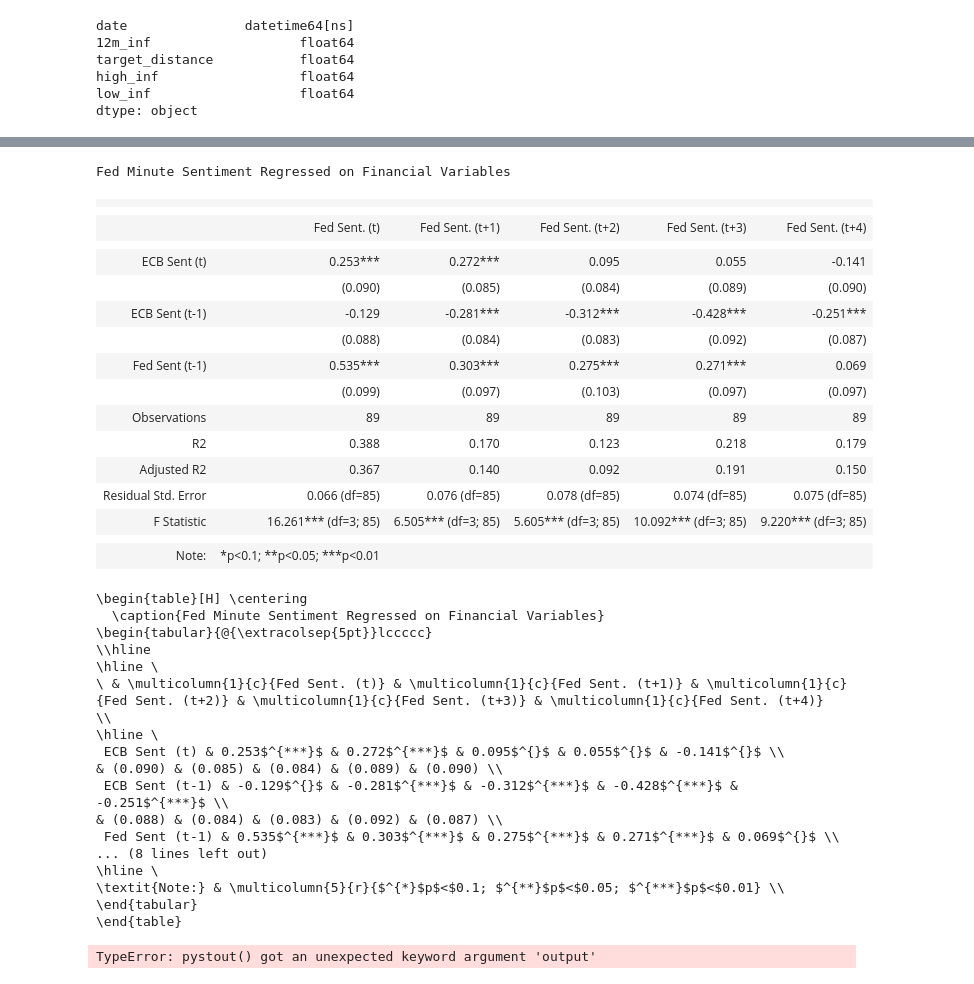
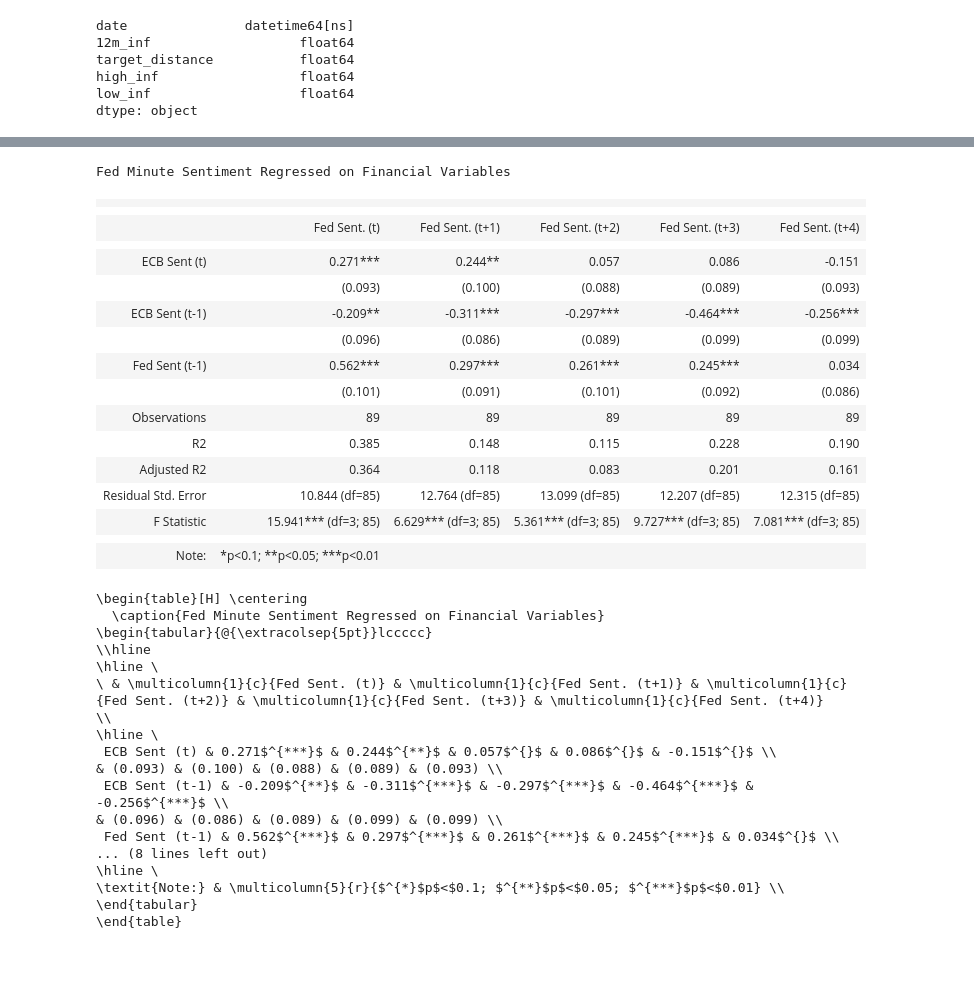
Before and after one commit to KyleNabors/Central-Bank-FinBERT-Analysis, a Jupyter notebook: Sentiment Graphs and Regressions.ipynb, the cells around one changed output, grey strips where cells are left out. Saved outputs shown, nothing was run; the diff lists cells and outputs as text; code cells hidden in the pictures.

```diff
--- a/Sentiment Graphs and Regressions.ipynb
+++ b/Sentiment Graphs and Regressions.ipynb
@@ -120,9 +120,9 @@ for i in range(len(url_map)):
 
     # By Length
 
-    # sent = sent[["date", "sentiment", "len"]]
-    # sent["sentiment"] = sent["sentiment"] * sent["len"]
-    # sent = sent.drop(columns=["len"])
+    sent = sent[["date", "sentiment", "len"]]
+    sent["sentiment"] = sent["sentiment"] * sent["len"]
+    sent = sent.drop(columns=["len"])
 
     sent = sent[["date", "sentiment"]]
 
@@ -161,11 +161,11 @@ for i in range(len(url_map)):
     sent = sent.rename(columns={"sentiment": url_map["document"][i]})
     sentiment = pd.merge(sentiment, sent, how="outer", left_on="date", right_on="date")
 # %%
-fedfunds = pd.read_csv(
-    "/Users/kylenabors/Documents/Database/Market Data/Fed Funds/Fed Funds.csv"
-)
-fedfunds["date"] = pd.to_datetime(fedfunds["date"])
-sentiment = pd.merge(sentiment, fedfunds, how="left", left_on="date", right_on="date")
+# fedfunds = pd.read_csv(
+#     "/Users/kylenabors/Documents/Database/Market Data/Fed Funds/Fed Funds.csv"
+# )
+# fedfunds["date"] = pd.to_datetime(fedfunds["date"])
+# sentiment = pd.merge(sentiment, fedfunds, how="left", left_on="date", right_on="date")
 # %%
 stocks = sentiment.copy(deep=True)
 stocks = stocks[["date", "sp500_return", "stoxx"]]
@@ -210,6 +210,10 @@ for i in range(0, 5):
     sentiment[f"volatility_lag_{i}"] = sentiment["volatility"].shift(i)
     sentiment[f"fsi_lag_{i}"] = sentiment["fsi"].shift(i)
     sentiment[f"press_conferences_lag_{i}"] = sentiment["press_conferences"].shift(i)
+    sentiment[f"fedfunds_lag_{i}"] = sentiment["fedfunds"].shift(i)
+    sentiment[f"euro_funds_lag_{i}"] = sentiment["euro_funds"].shift(i)
+    sentiment[f"fedfunds_forward_{i}"] = sentiment["fedfunds"].shift(-i)
+    sentiment[f"euro_funds_forward_{i}"] = sentiment["euro_funds"].shift(-i)
 # %%
 sentiment = pd.merge(sentiment, stocks, how="left", left_on="date", right_on="date")
 # %%
@@ -351,48 +355,44 @@ stargazer.custom_columns(
 )
 
 stargazer.covariate_order(
     [
         "press_conferences",
         "press_conferences_1",
         "fed_minutes_1",
     ]
 )
 
 stargazer.rename_covariates(
     {
         "press_conferences": "ECB Sent (t)",
         "press_conferences_1": "ECB Sent (t-1)",
         "fed_minutes_1": "Fed Sent (t-1)",
     }
 )
 # Display the Stargazer output
 display(HTML(stargazer.render_html()))
 
 # Modify the LaTeX output to remove all \\[-1.8ex]
 latex_output = stargazer.render_latex().replace("\\[-1.8ex]", "")
 latex_output = latex_output.replace("!htbp", "H")
 print(latex_output)
-
-# Output to picture
-pystout(latex_output, output=f"{output_path}/Regression {reg_count}.png", dpi=500)
-reg_count += 1
 # %% [output]
 Fed Minute Sentiment Regressed on Financial Variables
 |  |  |  |  |  |  |
 |  |
 |  | Fed Sent. (t) | Fed Sent. (t+1) | Fed Sent. (t+2) | Fed Sent. (t+3) | Fed Sent. (t+4) |
 |  |  |  |  |  |  |
-| ECB Sent (t) | 0.253*** | 0.272*** | 0.095 | 0.055 | -0.141 |
-|  | (0.090) | (0.085) | (0.084) | (0.089) | (0.090) |
-| ECB Sent (t-1) | -0.129 | -0.281*** | -0.312*** | -0.428*** | -0.251*** |
-|  | (0.088) | (0.084) | (0.083) | (0.092) | (0.087) |
-| Fed Sent (t-1) | 0.535*** | 0.303*** | 0.275*** | 0.271*** | 0.069 |
-|  | (0.099) | (0.097) | (0.103) | (0.097) | (0.097) |  |  |  |  |  |  |
+| ECB Sent (t) | 0.271*** | 0.244** | 0.057 | 0.086 | -0.151 |
+|  | (0.093) | (0.100) | (0.088) | (0.089) | (0.093) |
+| ECB Sent (t-1) | -0.209** | -0.311*** | -0.297*** | -0.464*** | -0.256*** |
+|  | (0.096) | (0.086) | (0.089) | (0.099) | (0.099) |
+| Fed Sent (t-1) | 0.562*** | 0.297*** | 0.261*** | 0.245*** | 0.034 |
+|  | (0.101) | (0.091) | (0.101) | (0.092) | (0.086) |  |  |  |  |  |  |
 | Observations | 89 | 89 | 89 | 89 | 89 |
-| R2 | 0.388 | 0.170 | 0.123 | 0.218 | 0.179 |
-| Adjusted R2 | 0.367 | 0.140 | 0.092 | 0.191 | 0.150 |
-| Residual Std. Error | 0.066 (df=85) | 0.076 (df=85) | 0.078 (df=85) | 0.074 (df=85) | 0.075 (df=85) |
-| F Statistic | 16.261*** (df=3; 85) | 6.505*** (df=3; 85) | 5.605*** (df=3; 85) | 10.092*** (df=3; 85) | 9.220*** (df=3; 85) |
+| R2 | 0.385 | 0.148 | 0.115 | 0.228 | 0.190 |
+| Adjusted R2 | 0.364 | 0.118 | 0.083 | 0.201 | 0.161 |
+| Residual Std. Error | 10.844 (df=85) | 12.764 (df=85) | 13.099 (df=85) | 12.207 (df=85) | 12.315 (df=85) |
+| F Statistic | 15.941*** (df=3; 85) | 6.629*** (df=3; 85) | 5.361*** (df=3; 85) | 9.727*** (df=3; 85) | 7.081*** (df=3; 85) |
 |  |  |  |  |  |  |
 | Note: | *p<0.1; **p<0.05; ***p<0.01 |  |  |  |  |
 \begin{table}[H] \centering
@@ -402,17 +402,16 @@ Fed Minute Sentiment Regressed on Financial Variables
 \hline \
 \ & \multicolumn{1}{c}{Fed Sent. (t)} & \multicolumn{1}{c}{Fed Sent. (t+1)} & \multicolumn{1}{c}{Fed Sent. (t+2)} & \multicolumn{1}{c}{Fed Sent. (t+3)} & \multicolumn{1}{c}{Fed Sent. (t+4)}  \\
 \hline \
- ECB Sent (t) & 0.253$^{***}$ & 0.272$^{***}$ & 0.095$^{}$ & 0.055$^{}$ & -0.141$^{}$ \\
-& (0.090) & (0.085) & (0.084) & (0.089) & (0.090) \\
- ECB Sent (t-1) & -0.129$^{}$ & -0.281$^{***}$ & -0.312$^{***}$ & -0.428$^{***}$ & -0.251$^{***}$ \\
-& (0.088) & (0.084) & (0.083) & (0.092) & (0.087) \\
- Fed Sent (t-1) & 0.535$^{***}$ & 0.303$^{***}$ & 0.275$^{***}$ & 0.271$^{***}$ & 0.069$^{}$ \\
+ ECB Sent (t) & 0.271$^{***}$ & 0.244$^{**}$ & 0.057$^{}$ & 0.086$^{}$ & -0.151$^{}$ \\
+& (0.093) & (0.100) & (0.088) & (0.089) & (0.093) \\
+ ECB Sent (t-1) & -0.209$^{**}$ & -0.311$^{***}$ & -0.297$^{***}$ & -0.464$^{***}$ & -0.256$^{***}$ \\
+& (0.096) & (0.086) & (0.089) & (0.099) & (0.099) \\
+ Fed Sent (t-1) & 0.562$^{***}$ & 0.297$^{***}$ & 0.261$^{***}$ & 0.245$^{***}$ & 0.034$^{}$ \\
 ... (8 lines left out)
 \hline \
 \textit{Note:} & \multicolumn{5}{r}{$^{*}$p$<$0.1; $^{**}$p$<$0.05; $^{***}$p$<$0.01} \\
 \end{tabular}
 \end{table}
-TypeError: pystout() got an unexpected keyword argument 'output'
 # %%
 # Table 3 Pt. 2
 
```
Also changed, not shown: parts of 18 cells of this notebook.
